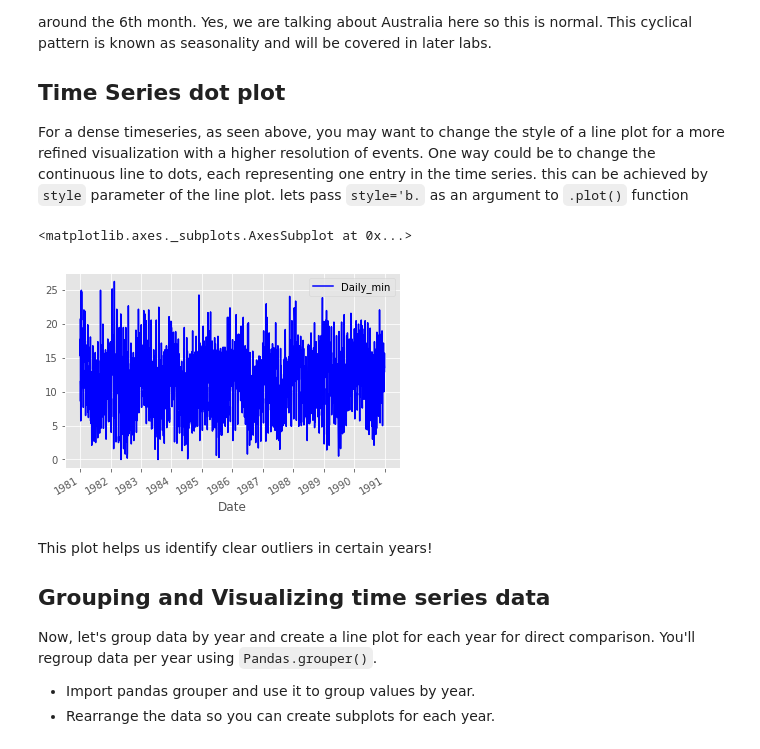
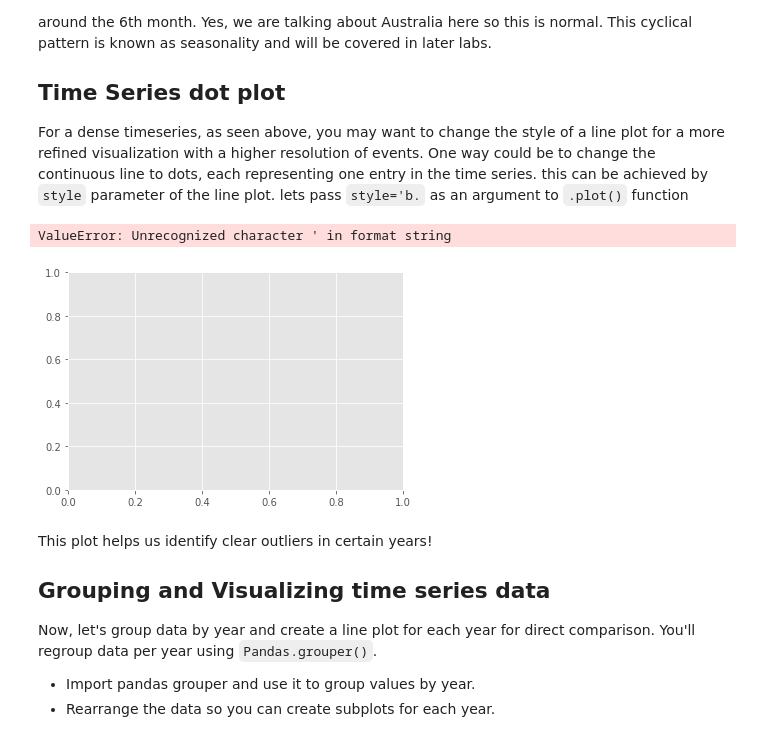
Before and after one commit to danjizquierdo/dsc-3-25-04-visualizing-time-series-data-lab-nyc-ds-career-012819, a Jupyter notebook: index.ipynb, the cells around one changed output. Cells and saved outputs as stored; diff of their text form; code cells hidden in the pictures.

```diff
--- a/index.ipynb
+++ b/index.ipynb
@@ -66,10 +66,10 @@ Some distinguishable patterns appear when we plot the data. Here we can see a pa
 For a dense timeseries, as seen above, you may want to change the style of a line plot for a more refined visualization with a higher resolution of events. One way could be to change the continuous line to dots, each representing one entry in the time series. this can be achieved by `style` parameter of the line plot. lets pass `style='b.` as an argument to `.plot()` function
 # %%
 # Use dots instead on a continuous line and redraw the timeseries.
-data.plot(style=b');
+data.plot(style="b");
 # %% [output]
-<matplotlib.axes._subplots.AxesSubplot at 0x...>
+ValueError: Unrecognized character ' in format string
-[figure, old version]
+[figure, new version]
 # %% [markdown]
 This plot helps us identify clear outliers in certain years!
 
```
